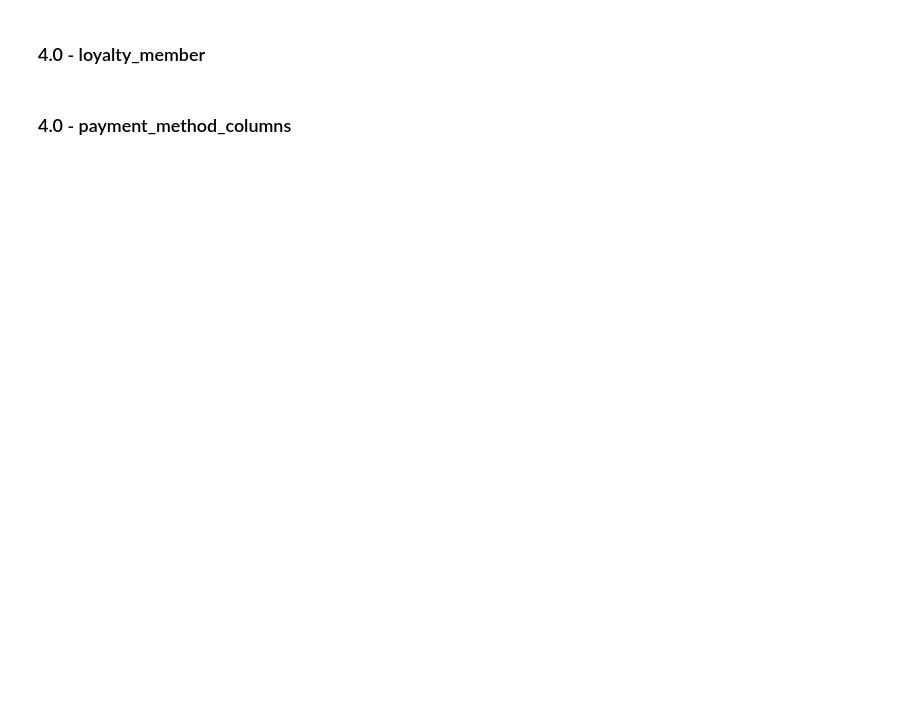
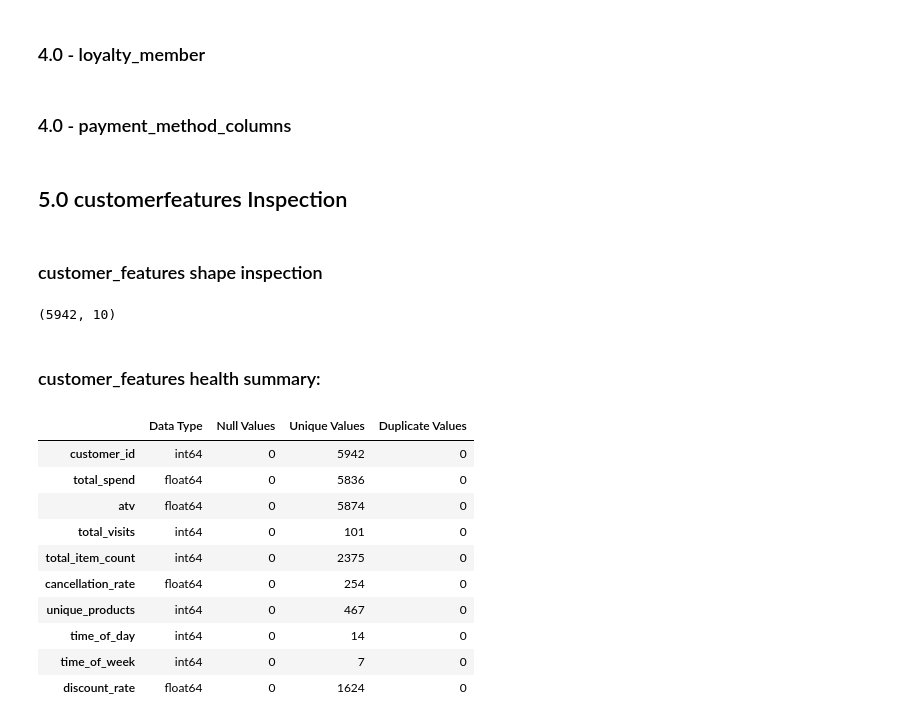
Before and after one commit to calAshy/theCoffeeCo, a Jupyter notebook: 0_Data/processed_data/customer_data.ipynb, the cells around one changed output. Cells and saved outputs as stored; diff of their text form; code cells hidden in the pictures; blank space fills up the shorter version.

Commit message:
customer_features initilised and populated

```diff
--- a/0_Data/processed_data/customer_data.ipynb
+++ b/0_Data/processed_data/customer_data.ipynb
@@ -335,2 +462,10 @@ total spend represents the total amount of money the customer has spent in the c
 # %% [markdown]
 ### 4.0 - unique_products
+# %%
+unique_products = merged.groupby('customer_id')['stockcode'].nunique().reset_index()
+
+unique_products.columns = ['customer_id', 'unique_products']
+
+customer_features = customer_features.merge(unique_products, on = 'customer_id')
+
+customer_features.head()
@@ -337,2 +479,10 @@ total spend represents the total amount of money the customer has spent in the c
 # %% [markdown]
 ### 4.0 - time_of_day
+# %%
+time_of_day = merged.groupby('customer_id')['hour'].agg(lambda x: x.mode()[0]).reset_index()
+
+time_of_day.columns = ['customer_id', 'time_of_day']
+
+customer_features = customer_features.merge(time_of_day, on='customer_id')
+
+customer_features.head()
@@ -339,2 +496,10 @@ total spend represents the total amount of money the customer has spent in the c
 # %% [markdown]
 ### 4.0 - time_of_week
+# %%
+time_of_week = merged.groupby('customer_id')['day_of_week'].agg(lambda x: x.mode()[0]).reset_index()
+
+time_of_week.columns = ['customer_id', 'time_of_week']
+
+customer_features = customer_features.merge(time_of_week, on='customer_id')
+
+customer_features.head()
@@ -342,0 +516,18 @@ total spend represents the total amount of money the customer has spent in the c
+# %%
+# Calculate the distribution of discounts used from Dataset 3.
+discount_distribution = cust_df['discount_applied'].value_counts(normalize=True)
+
+# Apply the discount distribution rate to synthetically populate customer_features:
+merged['discount_applied'] = np.random.choice(
+    discount_distribution.index,
+    size=len(merged),
+    p=discount_distribution.values
+)
+
+discount_rate = merged.groupby('customer_id')['discount_applied'].mean().reset_index()
+
+discount_rate.columns = ['customer_id', 'discount_rate']
+
+customer_features = customer_features.merge(discount_rate, on='customer_id')
+
+customer_features.head()
@@ -344,3 +542,27 @@ total spend represents the total amount of money the customer has spent in the c
 ### 4.0 - loyalty_member
 # %% [markdown]
 ### 4.0 - payment_method_columns
+# %% [markdown]
+## 5.0 customerfeatures Inspection
+# %% [markdown]
+### customer_features shape inspection
+# %%
+customer_features.shape
+# %% [output]
+(5942, 10)
+# %% [markdown]
+### customer_features health summary:
+# %%
+health_summary(customer_features)
+# %% [output]
+|  | Data Type | Null Values | Unique Values | Duplicate Values |
+| customer_id | int64 | 0 | 5942 | 0 |
+| total_spend | float64 | 0 | 5836 | 0 |
+| atv | float64 | 0 | 5874 | 0 |
+| total_visits | int64 | 0 | 101 | 0 |
+| total_item_count | int64 | 0 | 2375 | 0 |
+| cancellation_rate | float64 | 0 | 254 | 0 |
+| unique_products | int64 | 0 | 467 | 0 |
+| time_of_day | int64 | 0 | 14 | 0 |
+| time_of_week | int64 | 0 | 7 | 0 |
+| discount_rate | float64 | 0 | 1624 | 0 |
```
Also changed, not shown: parts of 25 cells of this notebook.
